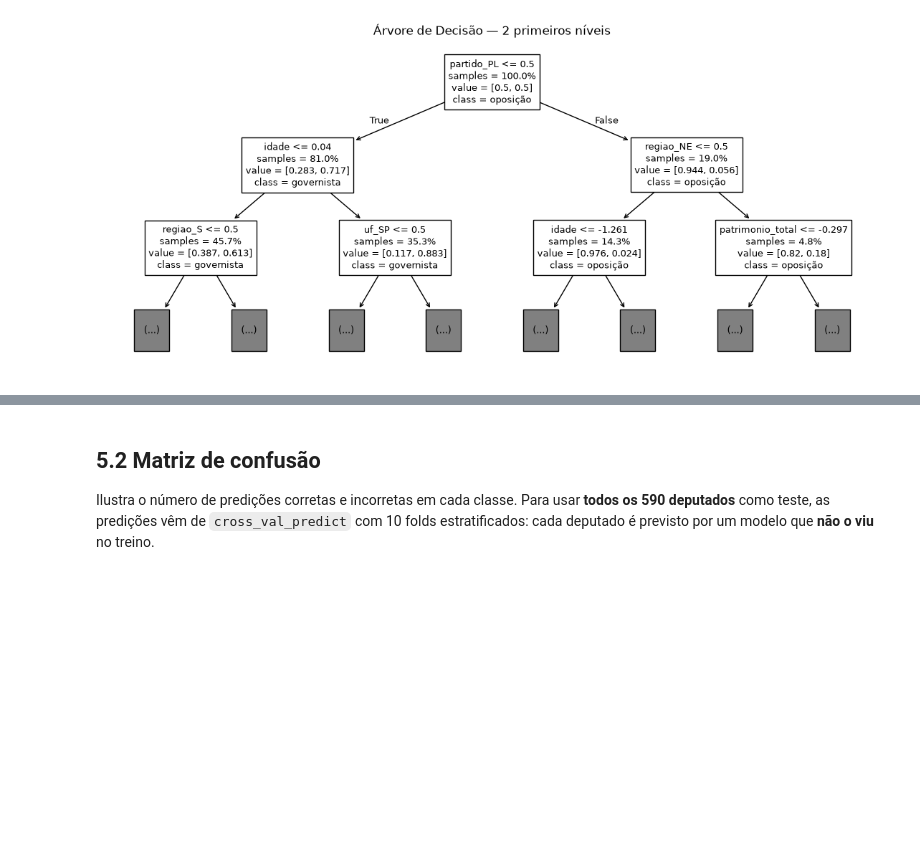
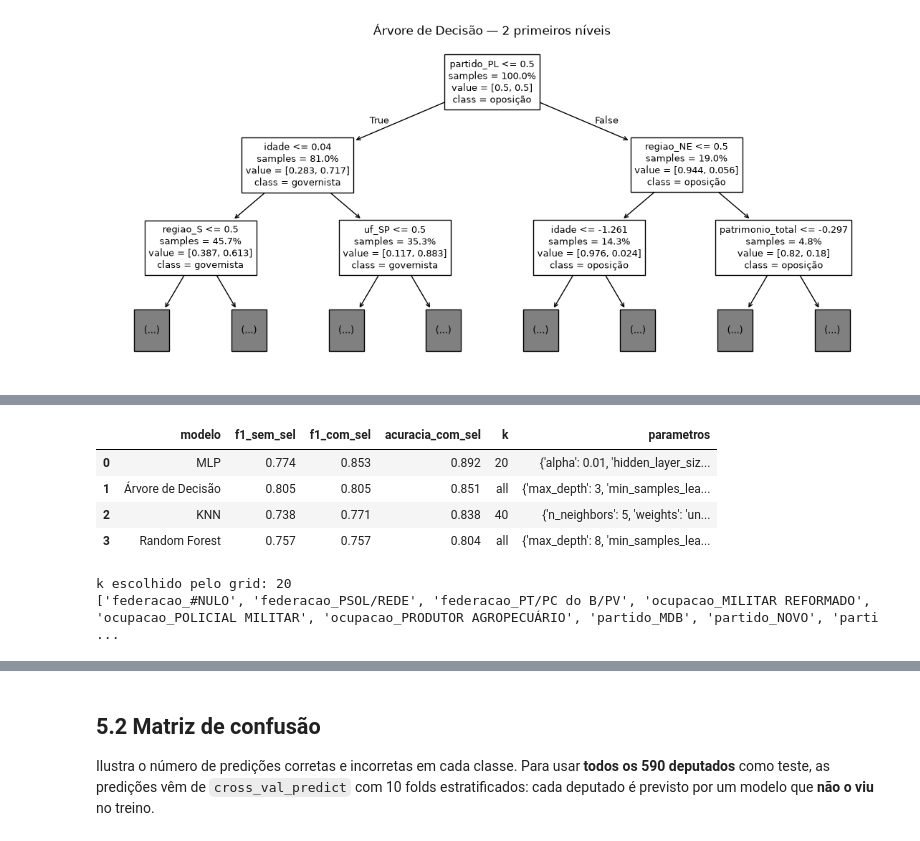
Before and after one commit to gayapedro/tse-rollcall-alignment, a Jupyter notebook: notebook.ipynb, the cells around one changed output, grey strips where cells are left out. Drawn from its saved outputs; the diff is of its cells as text; code cells hidden in the pictures; blank space fills up the shorter version.

```diff
--- a/notebook.ipynb
+++ b/notebook.ipynb
@@ -638,0 +649,45 @@ de confusão, análise de erros) é feita na seção 5.
+# %%
+from sklearn.feature_selection import SelectKBest, f_classif
+
+f1_sem = tabela.set_index('modelo')['f1_macro']
+resultados_sel = []
+buscas_sel = {}
+for nome, (modelo, grid) in modelos.items():
+    if nome.startswith('Baseline'):
+        continue
+    pipe = Pipeline([('pre', preprocessador), ('sel', SelectKBest(f_classif)), ('clf', modelo)])
+    busca = GridSearchCV(pipe, {**grid, 'sel__k': [10, 20, 40, 'all']},
+                         scoring='f1_macro', cv=5, n_jobs=-1)
+    busca.fit(X_treino, y_treino)
+    pred = busca.predict(X_teste)
+    resultados_sel.append({
+        'modelo': nome,
+        'f1_sem_sel': float(f1_sem[nome]),
+        'f1_com_sel': f1_score(y_teste, pred, average='macro'),
+        'acuracia_com_sel': accuracy_score(y_teste, pred),
+        'k': busca.best_params_['sel__k'],
+        'parametros': {k.replace('clf__', ''): v for k, v in busca.best_params_.items()
+                       if k != 'sel__k'},
+    })
+    buscas_sel[nome] = busca
+
+tabela_sel = pd.DataFrame(resultados_sel).sort_values('f1_com_sel', ascending=False).reset_index(drop=True)
+tabela_sel[['f1_sem_sel', 'f1_com_sel', 'acuracia_com_sel']] = \
+    tabela_sel[['f1_sem_sel', 'f1_com_sel', 'acuracia_com_sel']].round(3)
+tabela_sel
+# %% [output]
+|  | modelo | f1_sem_sel | f1_com_sel | acuracia_com_sel | k | parametros |
+| 0 | MLP | 0.774 | 0.853 | 0.892 | 20 | {'alpha': 0.01, 'hidden_layer_siz... |
+| 1 | Árvore de Decisão | 0.805 | 0.805 | 0.851 | all | {'max_depth': 3, 'min_samples_lea... |
+| 2 | KNN | 0.738 | 0.771 | 0.838 | 40 | {'n_neighbors': 5, 'weights': 'un... |
+| 3 | Random Forest | 0.757 | 0.757 | 0.804 | all | {'max_depth': 8, 'min_samples_lea... |
+# %%
+# quais atributos o seletor do vencedor (MLP, k=20) mantém — ajustado no treino
+sel_mlp = buscas_sel['MLP'].best_estimator_
+nomes_sel = sel_mlp.named_steps['pre'].get_feature_names_out()
+mascara = sel_mlp.named_steps['sel'].get_support()
+print('k escolhido pelo grid:', buscas_sel['MLP'].best_params_['sel__k'])
+print(sorted(n.split('__')[1] for n in nomes_sel[mascara]))
+# %% [output]
+k escolhido pelo grid: 20
+['federacao_#NULO', 'federacao_PSOL/REDE', 'federacao_PT/PC do B/PV', 'ocupacao_MILITAR REFORMADO', 'ocupacao_POLICIAL MILITAR', 'ocupacao_PRODUTOR AGROPECUÁRIO', 'partido_MDB', 'partido_NOVO', 'parti ...
```
Also changed, not shown: parts of 11 cells of this notebook, 2 other files.
